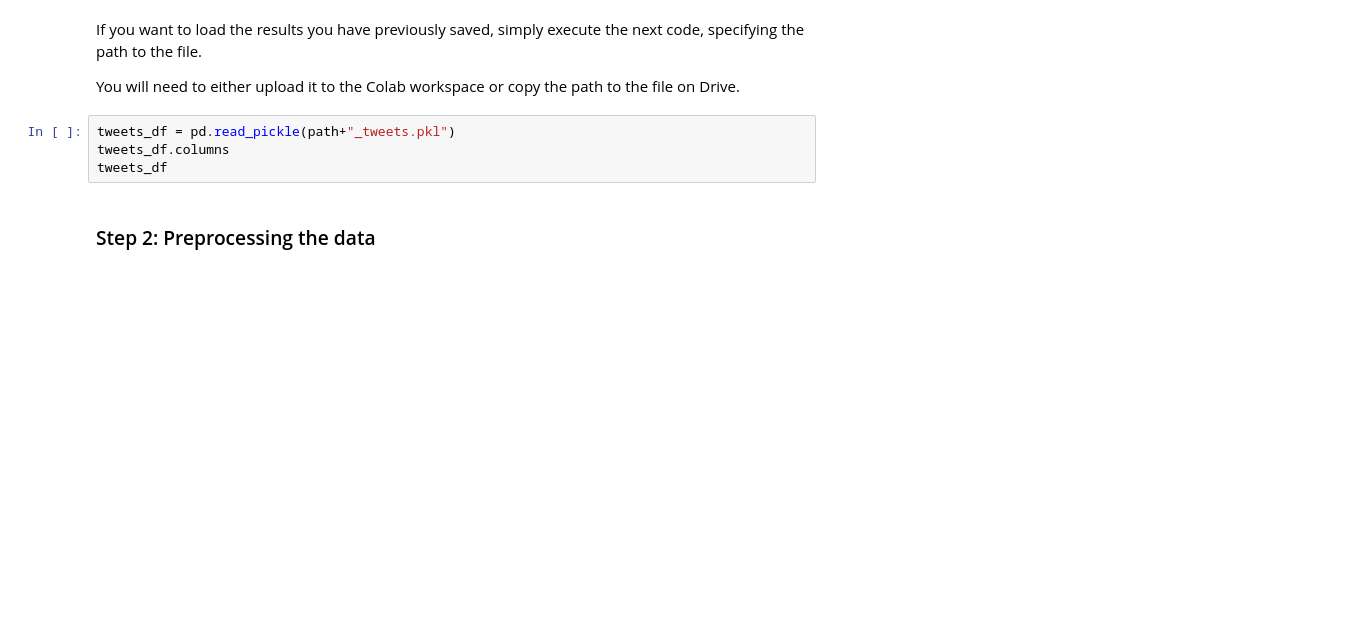
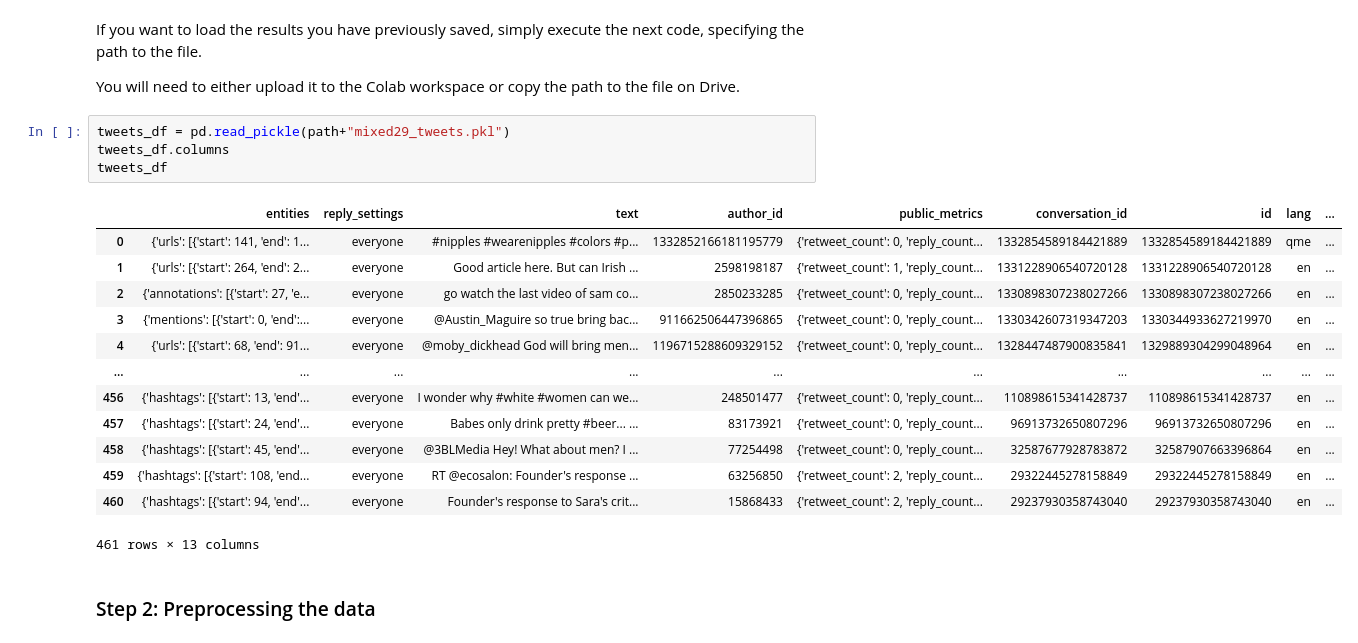
Before and after one commit to umutberkcakmakci/NetworkScienceProject, a Jupyter notebook: twitter_data_processing.ipynb, the cells around one changed output. Drawn from its saved outputs; the diff is of its cells as text; blank space fills up the shorter version.

```diff
--- a/twitter_data_processing.ipynb
+++ b/twitter_data_processing.ipynb
@@ -256,9 +324,23 @@ If you want to load the results you have previously saved, simply execute the ne
 
 You will need to either upload it to the Colab workspace or copy the path to the file on Drive.
 # %%
-tweets_df = pd.read_pickle(path+"_tweets.pkl")
+tweets_df = pd.read_pickle(path+"mixed29_tweets.pkl")
 tweets_df.columns
 tweets_df
+# %% [output]
+|  | entities | reply_settings | text | author_id | public_metrics | conversation_id | id | lang | ... |
+| 0 | {'urls': [{'start': 141, 'end': 1... | everyone | #nipples #wearenipples #colors #p... | 1332852166181195779 | {'retweet_count': 0, 'reply_count... | 1332854589184421889 | 1332854589184421889 | qme | ... |
+| 1 | {'urls': [{'start': 264, 'end': 2... | everyone | Good article here. But can Irish ... | 2598198187 | {'retweet_count': 1, 'reply_count... | 1331228906540720128 | 1331228906540720128 | en | ... |
+| 2 | {'annotations': [{'start': 27, 'e... | everyone | go watch the last video of sam co... | 2850233285 | {'retweet_count': 0, 'reply_count... | 1330898307238027266 | 1330898307238027266 | en | ... |
+| 3 | {'mentions': [{'start': 0, 'end':... | everyone | @Austin_Maguire so true bring bac... | 911662506447396865 | {'retweet_count': 0, 'reply_count... | 1330342607319347203 | 1330344933627219970 | en | ... |
+| 4 | {'urls': [{'start': 68, 'end': 91... | everyone | @moby_dickhead God will bring men... | 1196715288609329152 | {'retweet_count': 0, 'reply_count... | 1328447487900835841 | 1329889304299048964 | en | ... |
+| ... | ... | ... | ... | ... | ... | ... | ... | ... | ... |
+| 456 | {'hashtags': [{'start': 13, 'end'... | everyone | I wonder why #white #women can we... | 248501477 | {'retweet_count': 0, 'reply_count... | 110898615341428737 | 110898615341428737 | en | ... |
+| 457 | {'hashtags': [{'start': 24, 'end'... | everyone | Babes only drink pretty #beer... ... | 83173921 | {'retweet_count': 0, 'reply_count... | 96913732650807296 | 96913732650807296 | en | ... |
+| 458 | {'hashtags': [{'start': 45, 'end'... | everyone | @3BLMedia Hey! What about men? I ... | 77254498 | {'retweet_count': 0, 'reply_count... | 32587677928783872 | 32587907663396864 | en | ... |
+| 459 | {'hashtags': [{'start': 108, 'end... | everyone | RT @ecosalon: Founder's response ... | 63256850 | {'retweet_count': 2, 'reply_count... | 29322445278158849 | 29322445278158849 | en | ... |
+| 460 | {'hashtags': [{'start': 94, 'end'... | everyone | Founder's response to Sara's crit... | 15868433 | {'retweet_count': 2, 'reply_count... | 29237930358743040 | 29237930358743040 | en | ... |
+461 rows × 13 columns
 # %% [markdown]
 ### Step 2: Preprocessing the data
 # %% [markdown]
```
Also changed, not shown: parts of 50 cells of this notebook.
